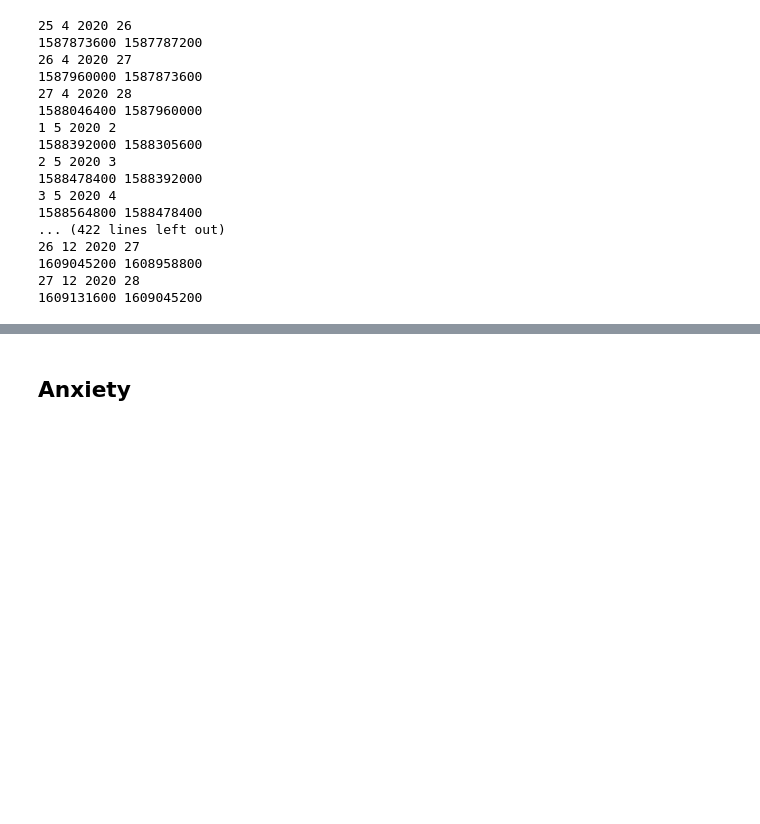
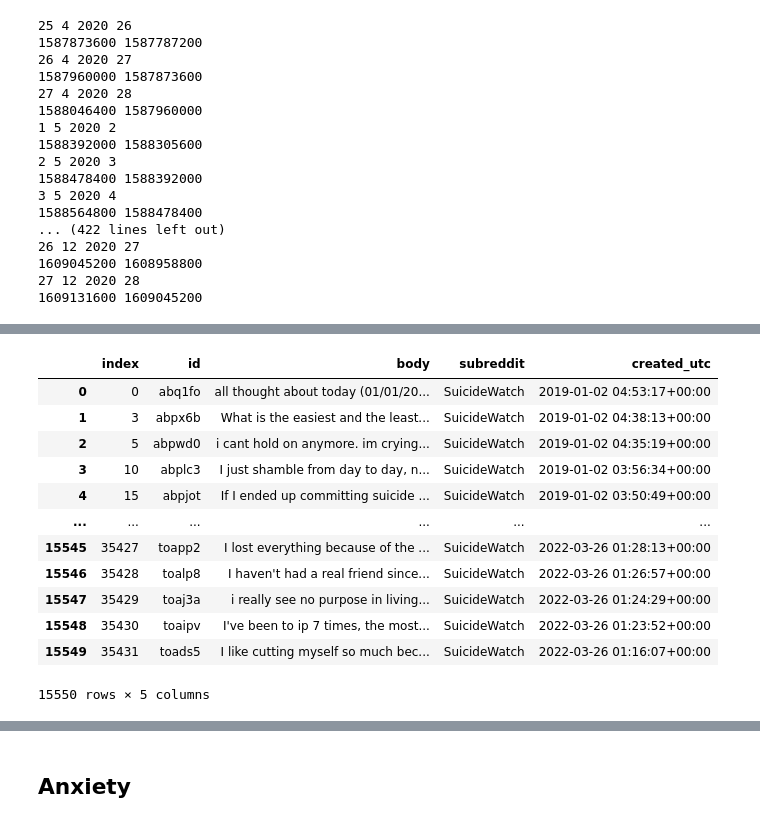
Before and after one commit to j-chen005/COVID19-Mental-Health-Analysis, a Jupyter notebook: PRAW.ipynb, the cells around one changed output, grey strips where cells are left out. Saved outputs shown, nothing was run; the diff lists cells and outputs as text; code cells hidden in the pictures; blank space fills up the shorter version.

```diff
--- a/PRAW.ipynb
+++ b/PRAW.ipynb
@@ -5,9 +5,9 @@ import datetime as dt
 import praw
 
 reddit = praw.Reddit(
-    client_id="QFAFPvjMEwO7tFkIdSt6eg",
-    client_secret="8ucdIKlh1Vgb_o6GpPx-45dZbY6gBw",
-    user_agent="Chrome Browser extension:com.example.exampleapp:v1.0.0 (by /u/JChen_)",
+    client_id="o_jEL0nP_BzqEx0JJIM3FA",
+    client_secret="-2LID9ys5p7NRfCdLcEkpYSEZm1Ubw",
+    user_agent="Chrome Browser extension:com.example2.exampleapp:v2.0.0 (by /u/JChen_)",
 )
 # %%
 print(reddit.read_only)
@@ -41,15 +27,9 @@ api = PushshiftAPI()
 # %%
-subreddits = ['anxiety']
+subreddits = ['suicidewatch']
 for subreddit in subreddits:
-    submissions_dict = {
-            "id" : [],
-            "created_utc" : [],
-            "selftext" : [],
-            "subreddit" : [],
-        }
     for year in [2019]:
-        for month in [1,2,3,4,5,6,7,8,9,10,11,12]:
-            for day in [1, 3, 5, 7, 9, 11, 13, 15, 17, 19, 21, 23, 25, 27]:
+        for month in [10]:
+            for day in [28]:
                     print (day, month, year, day+1)
                     ts_after=int(dt.datetime(year, month, day).timestamp())
                     ts_before=int(dt.datetime(year, month, day+1).timestamp())
@@ -59,7 +39,7 @@ for subreddit in subreddits:
                         before=ts_before,
                         filter=['id'],
                         subreddit=subreddit,
-                        limit=30
+                        limit=200
                     )
     # use PRAW to get actual info and traverse comment tree
                     for submission_psaw in gen:
@@ -71,5 +51,4 @@ for subreddit in subreddits:
                         submissions_dict["created_utc"].append(submission_praw.created_utc)
                         submissions_dict["selftext"].append(submission_praw.selftext)
                         submissions_dict["subreddit"].append(submission_praw.subreddit)
-submissions_dict
 # %% [output]
@@ -253,7 +242,14 @@ anxiety_df['id'] = submissions_dict["id"]
 anxiety_df['body'] = submissions_dict["selftext"]
 anxiety_df['subreddit'] = submissions_dict["subreddit"]
 anxiety_df['created_utc'] = submissions_dict["created_utc"]
-anxiety_df['created_utc'] = pd.to_datetime(anxiety_df['created_utc'], utc=True, unit='s')
+anxiety_df['crdef drop_removed(df):
+    drop_list = []
+    df_length = len(df)
+    for a in range(df_length):
+        if df.at[a, 'body'] == '[removed]' or df.at[a, 'body'] == '[deleted]':
+            drop_list.append(a)
+    df = df.drop(drop_list, axis = 0)
+    return dfeated_utc'] = pd.to_datetime(anxiety_df['created_utc'], utc=True, unit='s')
 anxiety_df
 # %% [output]
 |  | id | body | subreddit | created_utc |
@@ -506,3 +516,7 @@ KeyboardInterrupt:
+# %%
+SW_submissions_dict["id"].remove('aod1cp')
+SW_submissions_dict["id"].remove('l1quoa')
+SW_submissions_dict["id"].remove('lq9l90')
 # %%
 SW_df = pd.DataFrame() # creating dataframe for displaying scraped data
 SW_df['id'] = SW_submissions_dict["id"]
@@ -513,0 +542,18 @@ SW_df
+# %%
+SW = drop_removed(SW_df)
+SW = SW.reset_index()
+SW
+# %% [output]
+|  | index | id | body | subreddit | created_utc |
+| 0 | 0 | abq1fo | all thought about today (01/01/20... | SuicideWatch | 2019-01-02 04:53:17+00:00 |
+| 1 | 3 | abpx6b | What is the easiest and the least... | SuicideWatch | 2019-01-02 04:38:13+00:00 |
+| 2 | 5 | abpwd0 | i cant hold on anymore. im crying... | SuicideWatch | 2019-01-02 04:35:19+00:00 |
+| 3 | 10 | abplc3 | I just shamble from day to day, n... | SuicideWatch | 2019-01-02 03:56:34+00:00 |
+| 4 | 15 | abpjot | If I ended up committing suicide ... | SuicideWatch | 2019-01-02 03:50:49+00:00 |
+| ... | ... | ... | ... | ... | ... |
+| 15545 | 35427 | toapp2 | I lost everything because of the ... | SuicideWatch | 2022-03-26 01:28:13+00:00 |
+| 15546 | 35428 | toalp8 | I haven't had a real friend since... | SuicideWatch | 2022-03-26 01:26:57+00:00 |
+| 15547 | 35429 | toaj3a | i really see no purpose in living... | SuicideWatch | 2022-03-26 01:24:29+00:00 |
+| 15548 | 35430 | toaipv | I've been to ip 7 times, the most... | SuicideWatch | 2022-03-26 01:23:52+00:00 |
+| 15549 | 35431 | toads5 | I like cutting myself so much bec... | SuicideWatch | 2022-03-26 01:16:07+00:00 |
+15550 rows × 5 columns
```
Also changed, not shown: parts of 17 cells of this notebook.
